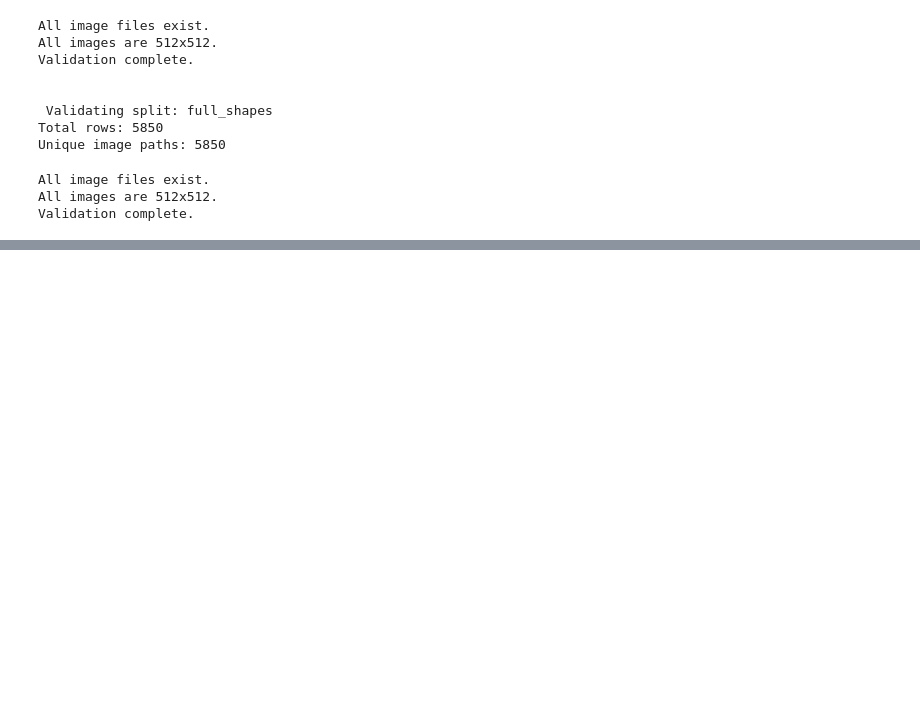
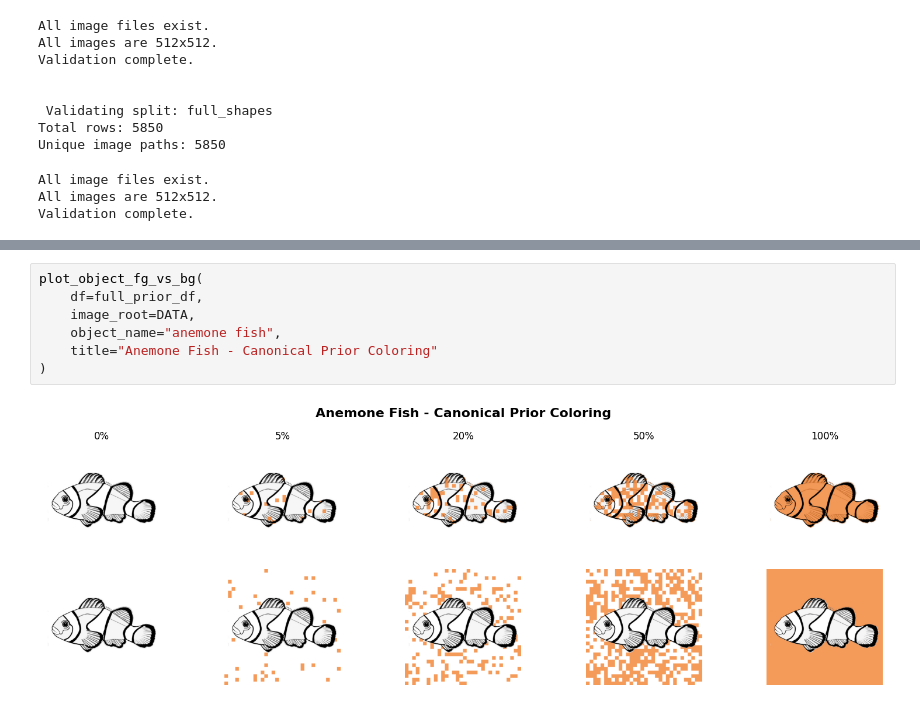
Before and after one commit to jonnemi/color-concept-entanglement, a Jupyter notebook: making_color_images/export.ipynb, the cells around one changed output, grey strips where cells are left out. Saved outputs shown, nothing was run; the diff lists cells and outputs as text; blank space fills up the shorter version.

Commit message:
Plotting for Human Study

```diff
--- a/making_color_images/export.ipynb
+++ b/making_color_images/export.ipynb
@@ -315,0 +375,9 @@ Validation complete.
+# %%
+plot_object_fg_vs_bg(
+    df=full_prior_df,
+    image_root=DATA,
+    object_name="anemone fish",
+    title="Anemone Fish - Canonical Prior Coloring"
+)
+# %% [output]
+[figure, added]
```
Also changed, not shown: parts of 6 cells of this notebook, 3 other files.
